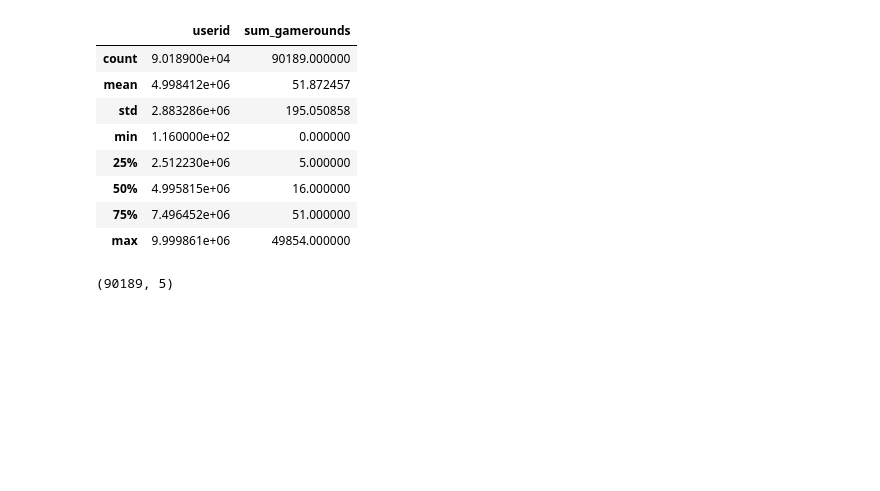
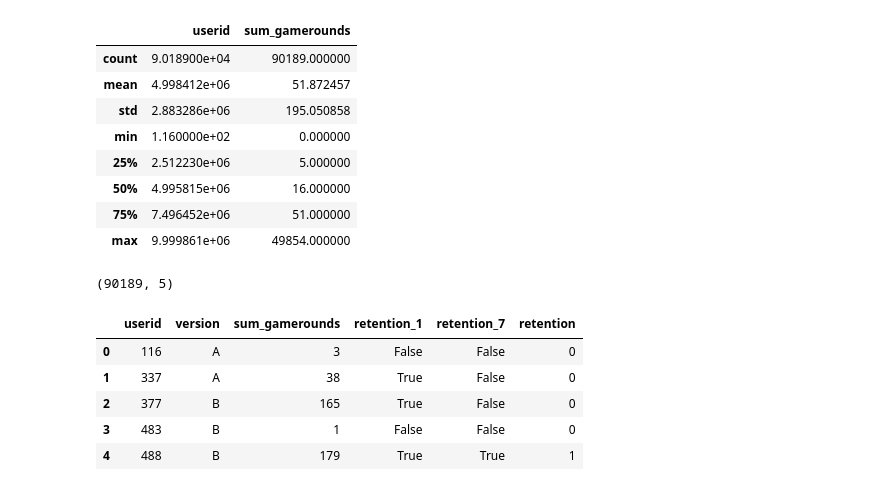
Before and after one commit to miaspacejensen/statistics-sandbox, a Jupyter notebook: A-B Testing/example.ipynb, the cells around one changed output. Drawn from its saved outputs; the diff is of its cells as text; code cells hidden in the pictures; blank space fills up the shorter version.

```diff
--- a/A-B Testing/example.ipynb
+++ b/A-B Testing/example.ipynb
@@ -46,6 +50,17 @@ print(df.shape)
 | 75% | 7.496452e+06 | 51.000000 |
 | max | 9.999861e+06 | 49854.000000 |
 (90189, 5)
+# %%
+df["retention"] = np.where((df["retention_1"]==True) & (df["retention_7"]==True), 1, 0)
+df["version"] = np.where(df["version"]=="gate_30", "A", "B")
+df.head()
+# %% [output]
+|  | userid | version | sum_gamerounds | retention_1 | retention_7 | retention |
+| 0 | 116 | A | 3 | False | False | 0 |
+| 1 | 337 | A | 38 | True | False | 0 |
+| 2 | 377 | B | 165 | True | False | 0 |
+| 3 | 483 | B | 1 | False | False | 0 |
+| 4 | 488 | B | 179 | True | True | 1 |
 # %%
 def create_dist_plots():
     sns.boxplot(data=df, x="version", y="sum_gamerounds")
```
Also changed, not shown: parts of 5 cells of this notebook, 2 other files.
